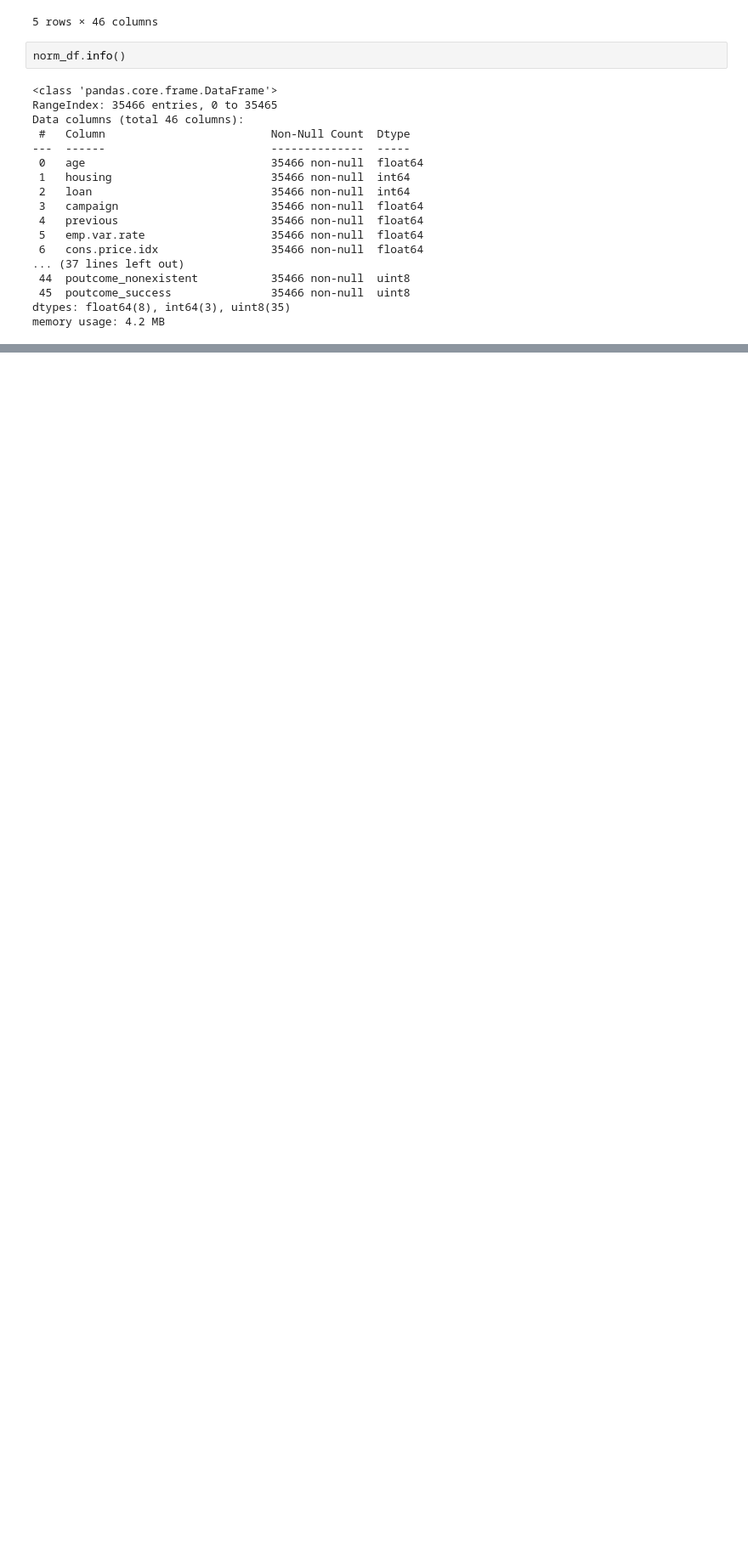
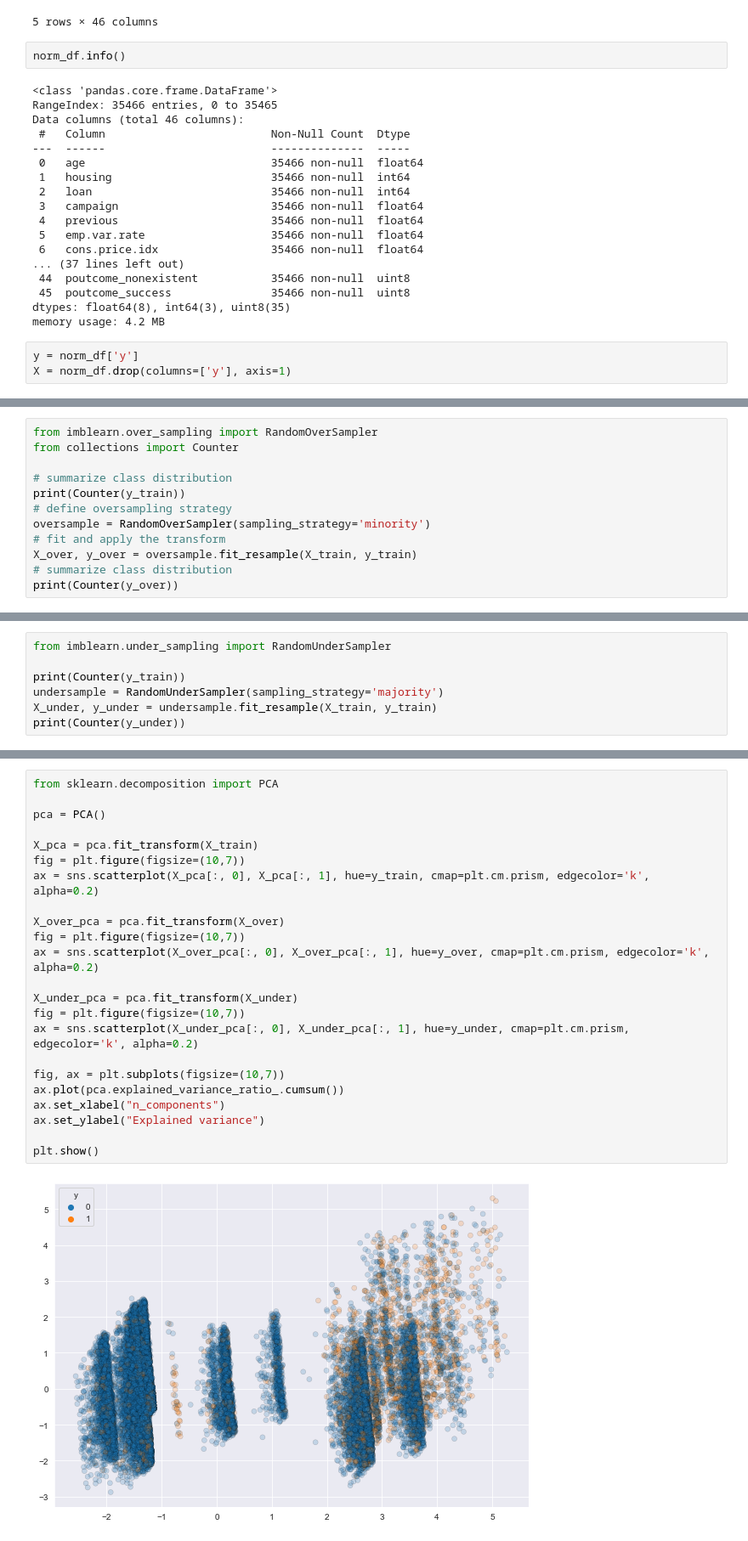
Before and after one commit to dadodimauro/MML-bank-marketing, a Jupyter notebook: bank-marketing/main.ipynb, the cells around one changed output, grey strips where cells are left out. Shown at 85% size. Saved outputs shown, nothing was run; the diff lists cells and outputs as text; blank space fills up the shorter version.

```diff
--- a/bank-marketing/main.ipynb
+++ b/bank-marketing/main.ipynb
@@ -358,3 +358,6 @@ Data columns (total 46 columns):
  45  poutcome_success               35466 non-null  uint8
 dtypes: float64(8), int64(3), uint8(35)
 memory usage: 4.2 MB
+# %%
+y = norm_df['y']
+X = norm_df.drop(columns=['y'], axis=1)
@@ -360,0 +371,12 @@ memory usage: 4.2 MB
+# %%
+from imblearn.over_sampling import RandomOverSampler
+from collections import Counter
+
+# summarize class distribution
+print(Counter(y_train))
+# define oversampling strategy
+oversample = RandomOverSampler(sampling_strategy='minority')
+# fit and apply the transform
+X_over, y_over = oversample.fit_resample(X_train, y_train)
+# summarize class distribution
+print(Counter(y_over))
@@ -360,0 +386,7 @@ memory usage: 4.2 MB
+# %%
+from imblearn.under_sampling import RandomUnderSampler
+
+print(Counter(y_train))
+undersample = RandomUnderSampler(sampling_strategy='majority')
+X_under, y_under = undersample.fit_resample(X_train, y_train)
+print(Counter(y_under))
@@ -360,0 +396,25 @@ memory usage: 4.2 MB
+# %%
+from sklearn.decomposition import PCA
+
+pca = PCA()
+
+X_pca = pca.fit_transform(X_train)
+fig = plt.figure(figsize=(10,7))
+ax = sns.scatterplot(X_pca[:, 0], X_pca[:, 1], hue=y_train, cmap=plt.cm.prism, edgecolor='k', alpha=0.2)
+
+X_over_pca = pca.fit_transform(X_over)
+fig = plt.figure(figsize=(10,7))
+ax = sns.scatterplot(X_over_pca[:, 0], X_over_pca[:, 1], hue=y_over, cmap=plt.cm.prism, edgecolor='k', alpha=0.2)
+
+X_under_pca = pca.fit_transform(X_under)
+fig = plt.figure(figsize=(10,7))
+ax = sns.scatterplot(X_under_pca[:, 0], X_under_pca[:, 1], hue=y_under, cmap=plt.cm.prism, edgecolor='k', alpha=0.2)
+
+fig, ax = plt.subplots(figsize=(10,7))
+ax.plot(pca.explained_variance_ratio_.cumsum())
+ax.set_xlabel("n_components")
+ax.set_ylabel("Explained variance")
+
+plt.show()
+# %% [output]
+[figure, added]
```
Also changed, not shown: parts of 6 cells of this notebook.
